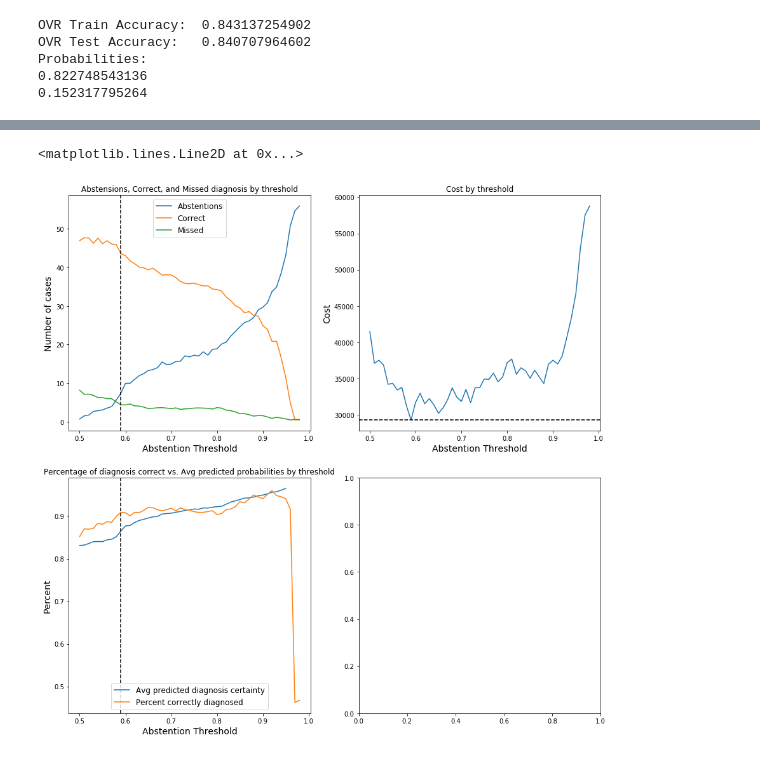
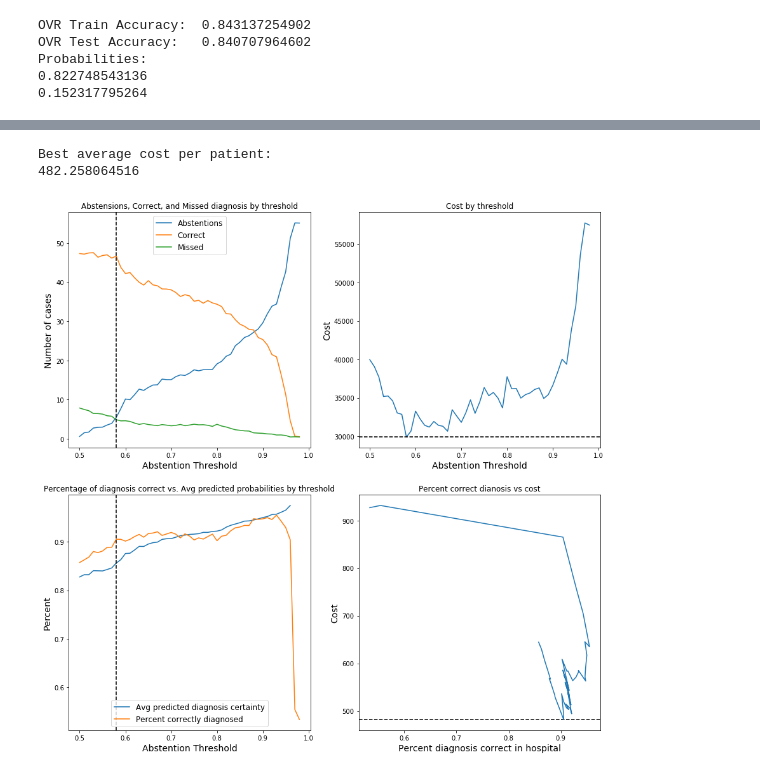
Before and after one commit to REMitchell/CSCIE109A, a Jupyter notebook: hw7/cs109_hw7.ipynb, the cells around one changed output, grey strips where cells are left out. Cells and saved outputs as stored; diff of their text form; code cells hidden in the pictures.

```diff
--- a/hw7/cs109_hw7.ipynb
+++ b/hw7/cs109_hw7.ipynb
@@ -668,4 +677,7 @@ print(np.mean(scores[lowest_cost_idx]['probas']))
 # %%
+# Use bootstrapping for additional analysis. Use half the data samples per iteration, over 10 iterations
+# Note to grader: This effort turned out to not produce much in the way of useful results,
+# beyond what we found in the code above
 def get_samples():
     msk = np.random.rand(len(Xtest)) < 0.5
     return Xtest[msk], ytest[msk]
@@ -680,6 +692,7 @@ def avg_scores(scores):
     score['probas'] = np.mean([np.mean(score['probas']) for score in scores])
     return score
 
+# As before, use thresholds in 0.1% increments
 scores = []
 thresholds = list(np.arange(.50, .99, .001))
 scores = []
@@ -694,40 +707,54 @@ for threshold in thresholds:
 smoothed_scores = []
 for i in range(1, int(len(scores)/10)+1):
     smoothed_scores.append(avg_scores(scores[(i-1)*10:i*10]))
+
+# Recalculate the thresholds and lowest cost index
 scores = smoothed_scores
 thresholds = list(np.arange(.50, .99, .01))
 lowest_cost_idx = np.argmin([score['cost'] for score in scores])
 
 fig, ax = plt.subplots(2, 2, figsize=(15, 15))
 
+# Plot various visualizations using the data
 
 ax[0][0].plot(thresholds, [score['abstentions'] for score in scores], label='Abstentions')
 ax[0][0].plot(thresholds, [score['correct'] for score in scores], label='Correct')
 ax[0][0].plot(thresholds, [score['missed'] for score in scores], label='Missed')
 
 ax[0][0].set_title('Abstensions, Correct, and Missed diagnosis by threshold')
 ax[0][0].set_xlabel('Abstention Threshold', fontsize = 14)
 ax[0][0].set_ylabel('Number of cases',   fontsize = 14)
 ax[0][0].legend(fontsize = 12, loc = 'upper center')
 ax[0][0].axvline(x = thresholds[lowest_cost_idx], color='black', linestyle='dashed')
 
 
 ax[0][1].plot(thresholds, [score['cost'] for score in scores])
 ax[0][1].set_title('Cost by threshold')
 ax[0][1].set_xlabel('Abstention Threshold', fontsize = 14)
 ax[0][1].set_ylabel('Cost',   fontsize = 14)
 
 ax[0][1].axhline(y = scores[lowest_cost_idx]['cost'], color='black', linestyle='dashed')
 
 percent_correct = [score['correct']/(score['correct']+score['missed']) for score in scores]
 avg_probas = [np.mean(score['probas']) if score['probas'] else None for score in scores]
 ax[1][0].set_title('Percentage of diagnosis correct vs. Avg predicted probabilities by threshold')
 ax[1][0].plot(thresholds, avg_probas, label='Avg predicted diagnosis certainty')
+
 ax[1][0].plot(thresholds, percent_correct, label='Percent correctly diagnosed ')
 ax[1][0].set_xlabel('Abstention Threshold', fontsize = 14)
 ax[1][0].set_ylabel('Percent',   fontsize = 14)
 ax[1][0].legend(fontsize = 12, loc = 'lower center')
 ax[1][0].axvline(x = thresholds[lowest_cost_idx], color='black', linestyle='dashed')
+
+ax[1][1].set_title('Percent correct dianosis vs cost')
+ax[1][1].axhline(y = scores[lowest_cost_idx]['cost']/len(ytest_samp), color='black', linestyle='dashed')
+ax[1][1].set_xlabel('Percent diagnosis correct in hospital', fontsize = 14)
+ax[1][1].set_ylabel('Cost',   fontsize = 14)
+ax[1][1].plot(percent_correct, [score['cost']/len(ytest_samp) for score in scores])
+
+print("Best average cost per patient: ")
+print(scores[lowest_cost_idx]['cost']/len(ytest_samp))
 # %% [output]
-<matplotlib.lines.Line2D at 0x...>
+Best average cost per patient:
+482.258064516
-[figure, old version]
+[figure, new version]
```
Also changed, not shown: parts of 12 cells of this notebook.
